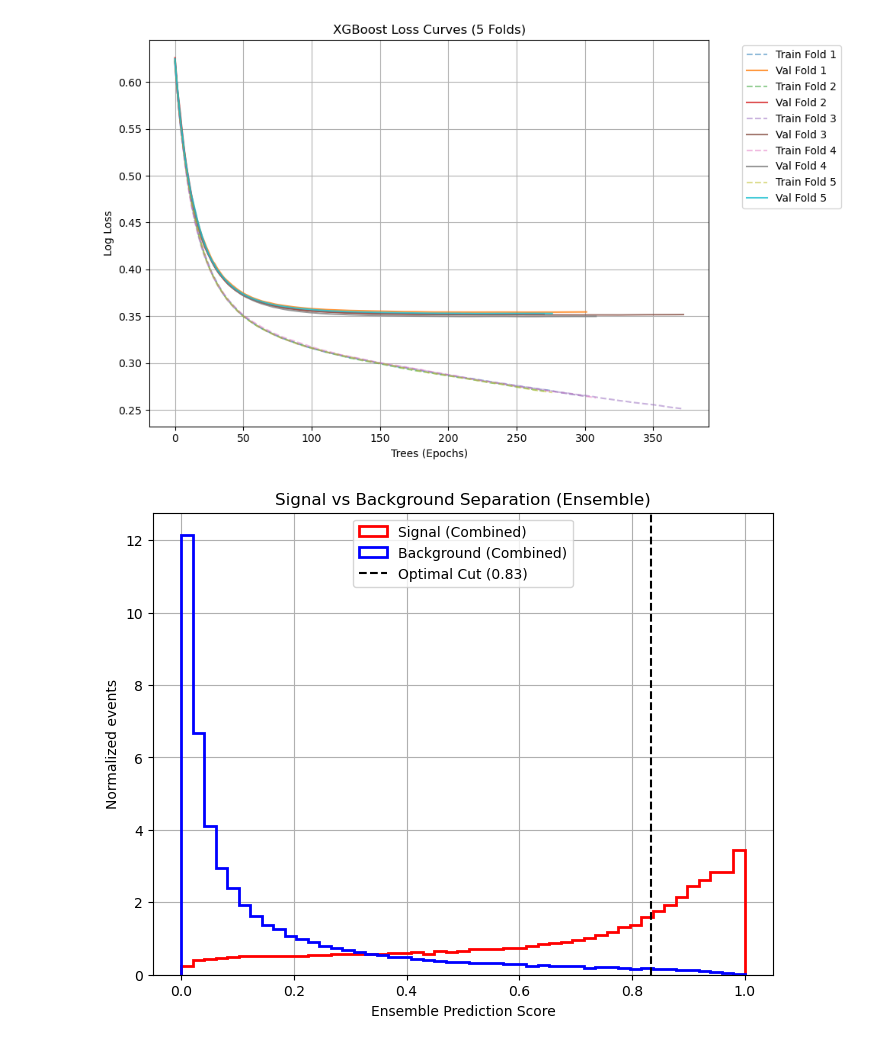
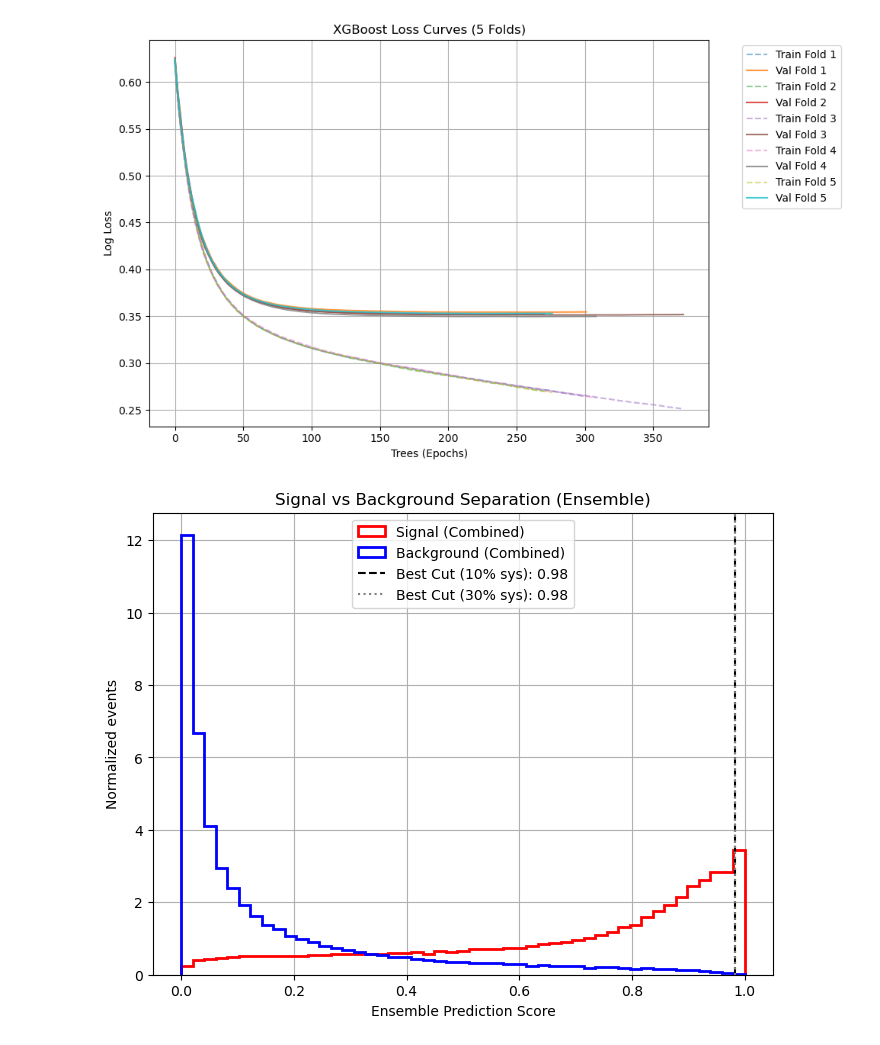
Before and after one commit to HiggsIsBoson/kaggle_higgs_challenge, a Jupyter notebook: test_indo.ipynb, the cells around one changed output. Drawn from its saved outputs; the diff is of its cells as text; code cells hidden in the pictures.

```diff
--- a/test_indo.ipynb
+++ b/test_indo.ipynb
@@ -32,12 +32,22 @@ col_names = df.drop(columns=["EventId", "Weight", "Label"]).columns.tolist()
 n_splits = 5
 skf = StratifiedKFold(n_splits=n_splits, shuffle=True, random_state=42)
 
-ams_scores = []
+ams_scores_10 = []
+ams_scores_30 = []
 models = []
 evals_results = []
 
-# 全データに対する予測値（検証用）
 oof_preds = np.zeros(X.shape[0])
+
+# AMS計算関数
+def calculate_ams(s, b, br_ratio):
+    if b == 0: return 0
+
+    br = br_ratio * b
+
+    radicand = 2 * ((s + b + br) * math.log(1 + s / (b + br)) - s)
+    if radicand < 0: return 0
+    return math.sqrt(radicand)
 
 print(f"\nStarting {n_splits}-Fold Cross Validation with Visualization...")
 
@@ -79,37 +89,47 @@ for fold, (train_idx, val_idx) in enumerate(skf.split(X, y)):
     oof_preds[val_idx] = val_probs
     models.append(model)
 
-    # --- AMS計算 ---
+    # --- AMS計算 (Foldごと) ---
     scale_factor = float(n_splits)
     thresholds = np.linspace(0.01, 0.99, 100)
-    best_ams_fold = 0
+
+    best_ams_10_fold = 0
+    best_ams_30_fold = 0
 
     for th in thresholds:
         pred_label = (val_probs > th).astype(int)
         s = np.sum(w_val[(pred_label==1) & (y_val==1)]) * scale_factor
         b = np.sum(w_val[(pred_label==1) & (y_val==0)]) * scale_factor
 
-        if b == 0: ams = 0
-        else: ams = math.sqrt(2 * ((s + b + 10) * math.log(1 + s / (b + 10)) - s))
+        score_10 = calculate_ams(s, b, 0.1)
+        score_30 = calculate_ams(s, b, 0.3)
 
-        if ams > best_ams_fold:
-            best_ams_fold = ams
+        if score_10 > best_ams_10_fold: best_ams_10_fold = score_10
+        if score_30 > best_ams_30_fold: best_ams_30_fold = score_30
 
-    print(f"Fold {fold+1} Best AMS: {best_ams_fold:.4f}")
-    ams_scores.append(best_ams_fold)
+    print(f"Fold {fold+1} Best AMS (10% sys): {best_ams_10_fold:.4f}")
+    print(f"Fold {fold+1} Best AMS (30% sys): {best_ams_30_fold:.4f}")
+
+    ams_scores_10.append(best_ams_10_fold)
+    ams_scores_30.append(best_ams_30_fold)
 
 # ==========================================
-# 3. 総合評価
+# 3. 総合評価 (2パターン計算)
 # ==========================================
 print("\n" + "="*40)
 print(" FINAL ENSEMBLE RESULTS")
 print("="*40)
-print(f"Average AMS: {np.mean(ams_scores):.4f} ± {np.std(ams_scores):.4f}")
+print(f"Average AMS (10% sys): {np.mean(ams_scores_10):.4f} ± {np.std(ams_scores_10):.4f}")
+print(f"Average AMS (30% sys): {np.mean(ams_scores_30):.4f} ± {np.std(ams_scores_30):.4f}")
 
 print("\nCalculating Final Combined AMS...")
 
-best_ams_final = 0
-best_th_final = 0
+best_ams_10_final = 0
+best_th_10_final = 0
+
+best_ams_30_final = 0
+best_th_30_final = 0
+
 thresholds = np.linspace(0.01, 0.99, 500)
 
 for th in thresholds:
@@ -117,15 +137,25 @@ for th in thresholds:
     s = np.sum(weights[(pred_label==1) & (y==1)])
     b = np.sum(weights[(pred_label==1) & (y==0)])
 
-    if b == 0: ams = 0
-    else: ams = math.sqrt(2 * ((s + b + 10) * math.log(1 + s / (b + 10)) - s))
+    # --- 系統誤差 10% ---
+    score_10 = calculate_ams(s, b, 0.1)
+    if score_10 > best_ams_10_final:
+        best_ams_10_final = score_10
+        best_th_10_final = th
 
-    if ams > best_ams_final:
-        best_ams_final = ams
-        best_th_final = th
+    # --- 系統誤差 30% ---
+    score_30 = calculate_ams(s, b, 0.3)
+    if score_30 > best_ams_30_final:
+        best_ams_30_final = score_30
+        best_th_30_final = th
 
-print(f"FINAL SCORE : {best_ams_final:.5f}")
-print(f"Optimal Threshold: {best_th_final:.3f}")
+print(f"\n[Case 1: Systematic Error 10%]")
+print(f"FINAL SCORE : {best_ams_10_final:.5f}")
+print(f"Optimal Threshold: {best_th_10_final:.3f}")
+
+print(f"\n[Case 2: Systematic Error 30%]")
+print(f"FINAL SCORE : {best_ams_30_final:.5f}")
+print(f"Optimal Threshold: {best_th_30_final:.3f}")
 
 # ==========================================
 # 4. 可視化 (Visualizations)
@@ -136,7 +166,6 @@ plt.figure(figsize=(10, 6))
 for i, result in enumerate(evals_results):
     epochs = len(result['validation_0']['logloss'])
     x_axis = range(0, epochs)
-    # Trainは点線、Valは実線で描画
     plt.plot(x_axis, result['validation_0']['logloss'], label=f'Train Fold {i+1}', linestyle='--', alpha=0.5)
     plt.plot(x_axis, result['validation_1']['logloss'], label=f'Val Fold {i+1}', alpha=0.8, linewidth=1.5)
 
@@ -152,7 +181,8 @@ bins = np.linspace(0.0, 1.0, 50)
 plt.figure(figsize=(8, 6))
 plt.hist(oof_preds[y==1], bins=bins, histtype='step', density=True, label='Signal (Combined)', color='red', linewidth=2)
 plt.hist(oof_preds[y==0], bins=bins, histtype='step', density=True, label='Background (Combined)', color='blue', linewidth=2)
-plt.axvline(best_th_final, color='black', linestyle='--', label=f'Optimal Cut ({best_th_final:.2f})')
+plt.axvline(best_th_10_final, color='black', linestyle='--', label=f'Best Cut (10% sys): {best_th_10_final:.2f}')
+plt.axvline(best_th_30_final, color='gray', linestyle=':', label=f'Best Cut (30% sys): {best_th_30_final:.2f}')
 plt.xlabel('Ensemble Prediction Score')
 plt.ylabel('Normalized events')
 plt.title('Signal vs Background Separation (Ensemble)')
@@ -196,5 +226,5 @@ Optimal Threshold: 0.833
 
 Generating Plots...
 [figure]
-[figure, old version]
+[figure, new version]
 [figure]
```
Also changed, not shown: parts of 1 cell of this notebook, 1 other file.
